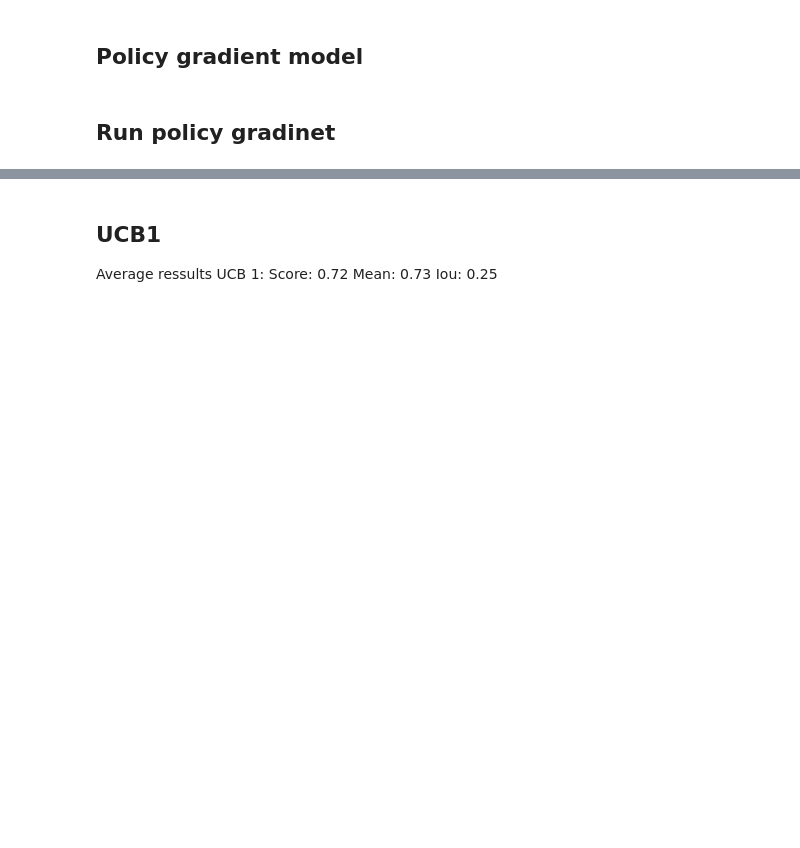
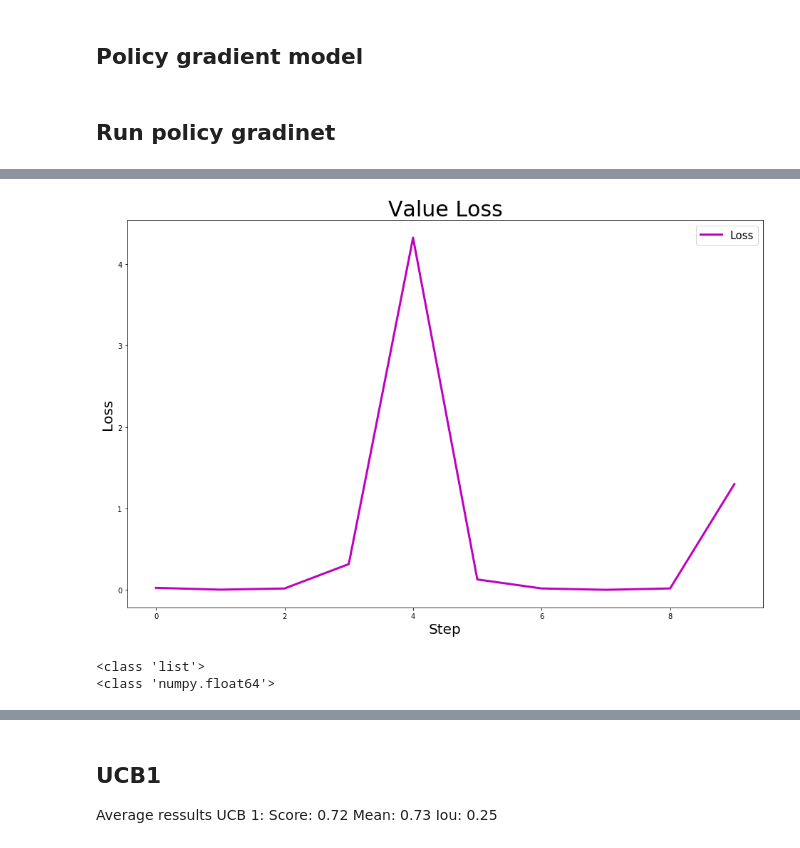
Before and after one commit to Torresrl/descentrilised_ai, a Jupyter notebook: reinforcment_learning_bigger_box.ipynb, the cells around one changed output, grey strips where cells are left out. Drawn from its saved outputs; the diff is of its cells as text; code cells hidden in the pictures; blank space fills up the shorter version.

```diff
--- a/reinforcment_learning_bigger_box.ipynb
+++ b/reinforcment_learning_bigger_box.ipynb
@@ -430,6 +430,12 @@ def try_model(key, imgs, labels, model_info, round_nr, lower_bound=True):
     mean = mean.mean()
     std = std.mean()
 
+    y_hat = y_hat.astype(np.float64)
+    mean = mean.astype(np.float64)
+    std = std.astype(np.float64)
+
+
+
     #print(y_hat.shape)
     score_p = pixel_score(labels[0], y_hat)
     score_iou = iou_score(labels[0], y_hat)
@@ -702,16 +720,16 @@ def play_one_episode(hist_key, data_generator, model_info, value_fuction, policy
 #imges, labels = next(batch_generator(img_val_list, color_label_val_list, color_id_map, [30], 1))
 #print(play_one_episode(imges, labels, model_info, value_func, policy_model, 0.99, 1, 2, 1))
 # %%
-TEST_ROUNDS = 25
+TEST_ROUNDS = 10
 REDUCED_LIST = True
 gamma = 1
 box_size = 10 #2
-value_func = value_model(box_size)
-policy_mod = policy_model(box_size)
+value_func = value_model(box_size, policy_lr, policy_clip)
+policy_mod = policy_model(box_size, value_lr, value_clip)
 
 
 num_models = len(list(model_info.keys()))
-index_list = range(1000, len(img_val_list))
+index_list = range(1900, len(img_val_list))
 num_trials = len(index_list) // TEST_ROUNDS
 
 if REDUCED_LIST:
@@ -738,8 +756,8 @@ for i in range(0, len(index_list), TEST_ROUNDS):
     new_hist_key, reward, policy_loss, value_loss, pixel_s, iou_s, mean, std = play_one_episode(hist_key, gen, model_info, value_func, policy_mod, gamma, i ,box_size,TEST_ROUNDS)
     hist_key = new_hist_key
 
-    policy_loss_list.append(policy_loss[0][0])
-    value_loss_list.append(value_loss)
+    policy_loss_list.append(policy_loss[0][0].astype(np.float64))
+    value_loss_list.append(value_loss.astype(np.float64))
     total_reward.append(reward)
     pixel_score_list += pixel_s
     iou_score_list += iou_s
@@ -932,6 +980,12 @@ print(policy_loss)
 # %%
-policy_loss = np.array(value_loss_list).ravel()
-plot_loss(policy_loss, 'Value Loss')
+value_loss = np.array(value_loss_list).ravel()
+plot_loss(value_loss, 'Value Loss')
+print(type(std_list))
+print(type(std_list[0]))
+# %% [output]
+[figure, added]
+<class 'list'>
+<class 'numpy.float64'>
 # %%
 print('Average ressults') #0.3, 0.2
 print(f'Score: {np.array(pixel_score_list).mean()}') #0.6452791124131944, #0.6169490690104167
```
Also changed, not shown: parts of 10 cells of this notebook, 4 other files.
